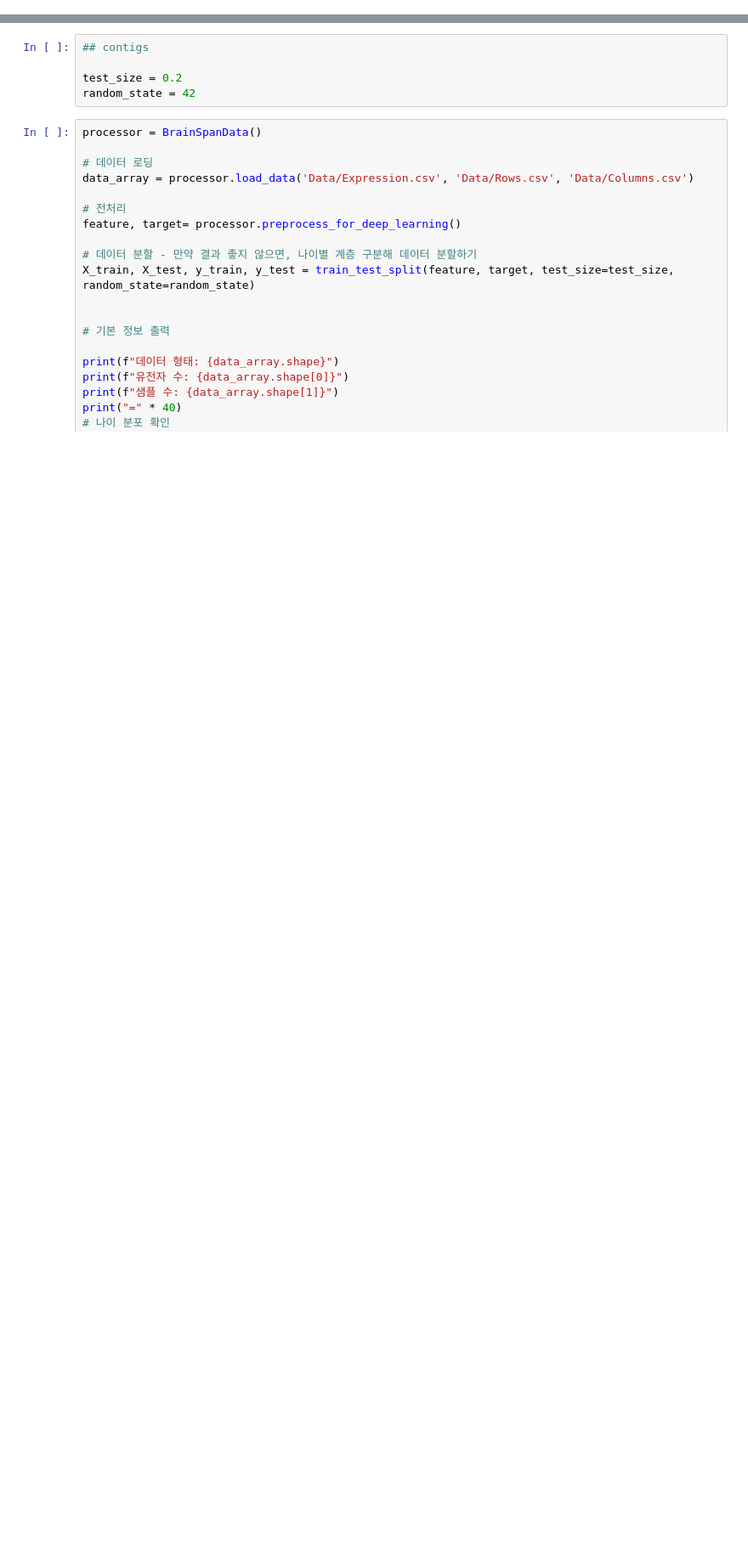
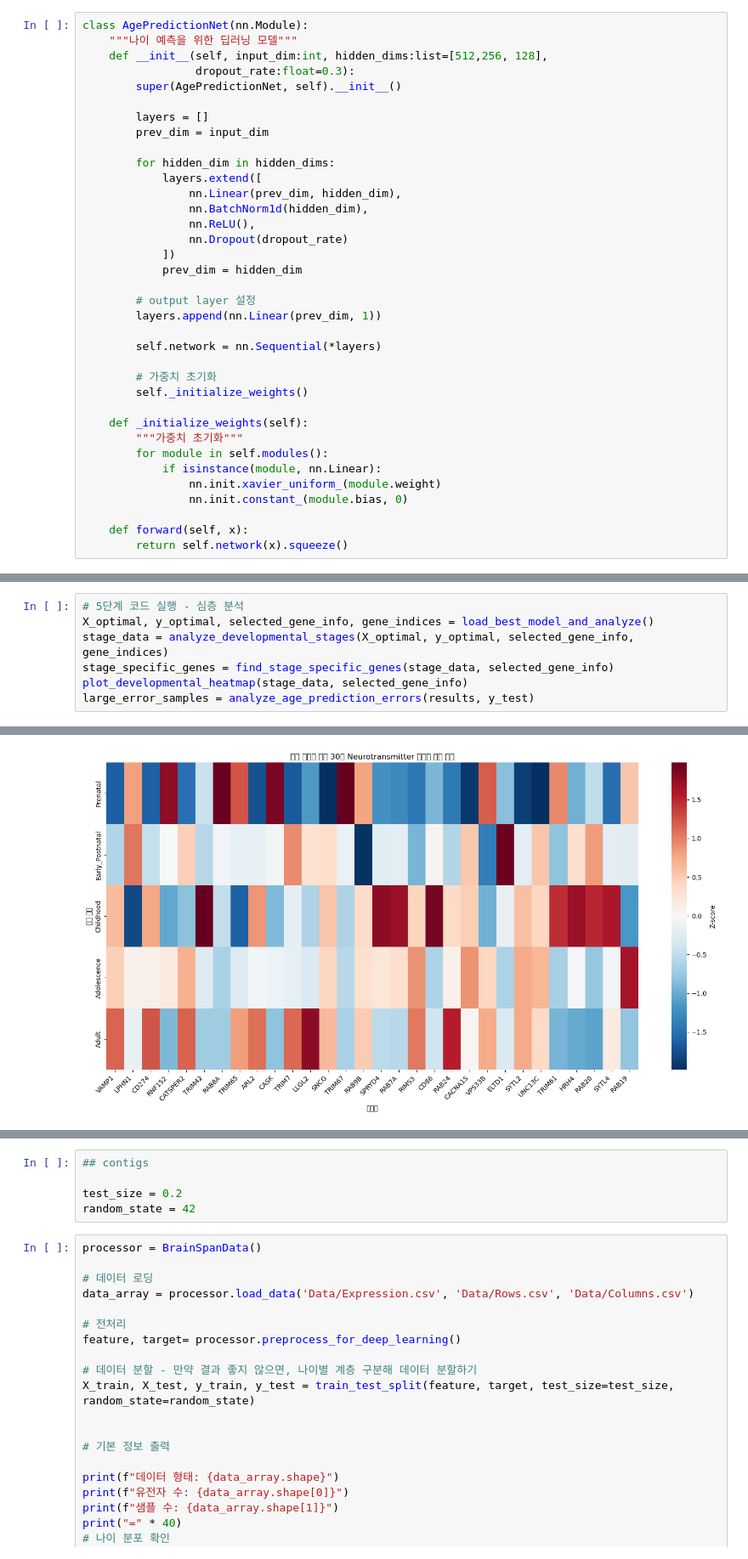
Before and after one commit to hssung-0011/Brain_DeepL, a Jupyter notebook: Data_preprocessing.ipynb, the cells around one changed output, grey strips where cells are left out. Shown at 85% size. Drawn from its saved outputs; the diff is of its cells as text; blank space fills up the shorter version.

```diff
--- a/Data_preprocessing.ipynb
+++ b/Data_preprocessing.ipynb
@@ -117,3 +126,39 @@ class BrainSpanDataset(Dataset):
 
     def __getitem__(self, idx):
         return self.features[idx], self.targets[idx]
+# %%
+class AgePredictionNet(nn.Module):
+    """나이 예측을 위한 딥러닝 모델"""
+    def __init__(self, input_dim:int, hidden_dims:list=[512,256, 128],
+                 dropout_rate:float=0.3):
+        super(AgePredictionNet, self).__init__()
+
+        layers = []
+        prev_dim = input_dim
+
+        for hidden_dim in hidden_dims:
+            layers.extend([
+                nn.Linear(prev_dim, hidden_dim),
+                nn.BatchNorm1d(hidden_dim),
+                nn.ReLU(),
+                nn.Dropout(dropout_rate)
+            ])
+            prev_dim = hidden_dim
+
+        # output layer 설정
+        layers.append(nn.Linear(prev_dim, 1))
+
+        self.network = nn.Sequential(*layers)
+
+        # 가중치 초기화
+        self._initialize_weights()
+
+    def _initialize_weights(self):
+        """가중치 초기화"""
+        for module in self.modules():
+            if isinstance(module, nn.Linear):
+                nn.init.xavier_uniform_(module.weight)
+                nn.init.constant_(module.bias, 0)
+
+    def forward(self, x):
+        return self.network(x).squeeze()
@@ -119,0 +1941,8 @@ class BrainSpanDataset(Dataset):
+# %%
+# 5단계 코드 실행 - 심층 분석
+X_optimal, y_optimal, selected_gene_info, gene_indices = load_best_model_and_analyze()
+stage_data = analyze_developmental_stages(X_optimal, y_optimal, selected_gene_info, gene_indices)
+stage_specific_genes = find_stage_specific_genes(stage_data, selected_gene_info)
+plot_developmental_heatmap(stage_data, selected_gene_info)
+large_error_samples = analyze_age_prediction_errors(results, y_test)
+# %% [output]
@@ -119,0 +1966 @@ class BrainSpanDataset(Dataset):
+[figure, added]
```
Also changed, not shown: parts of 30 cells of this notebook, 8 other files.
